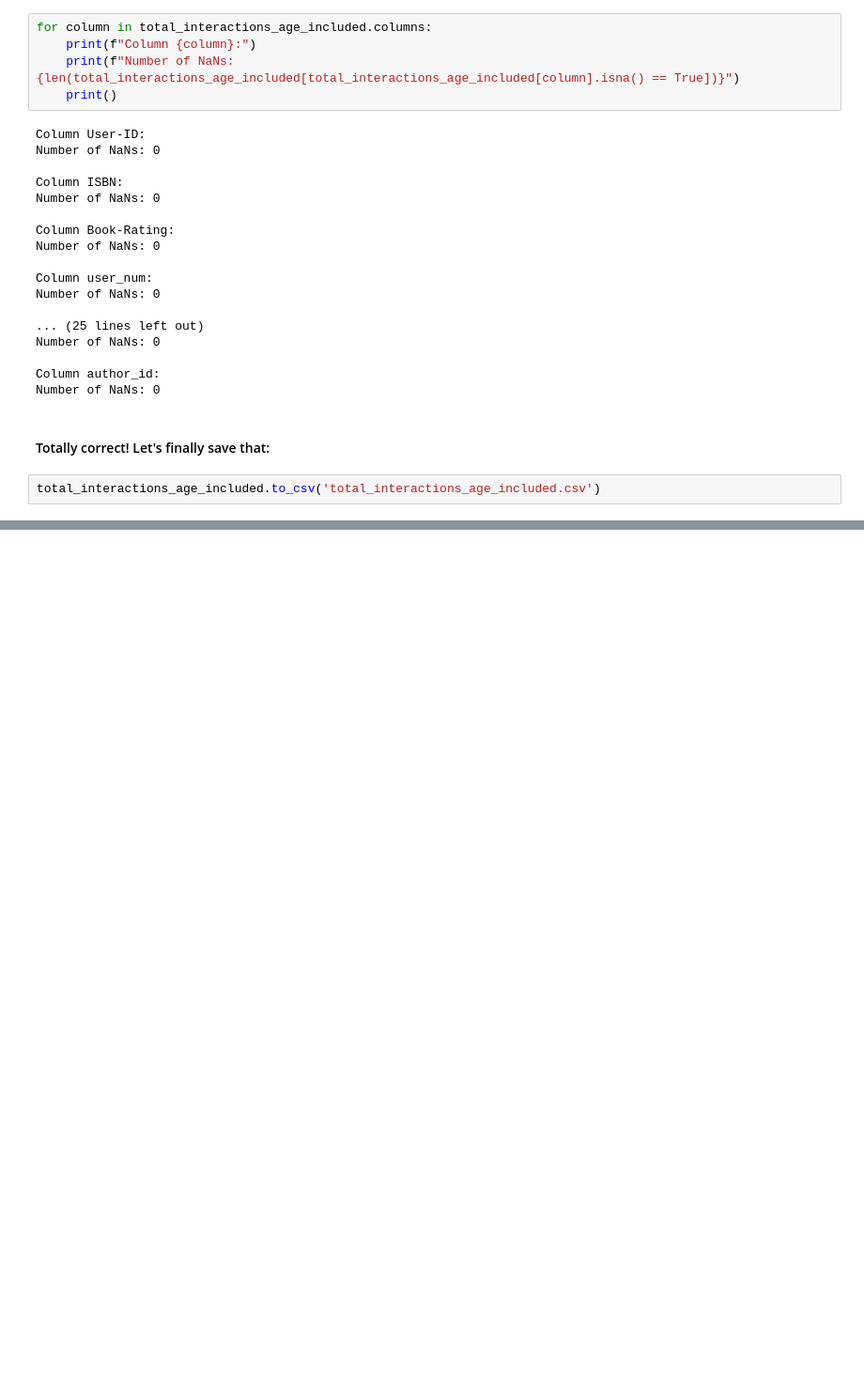
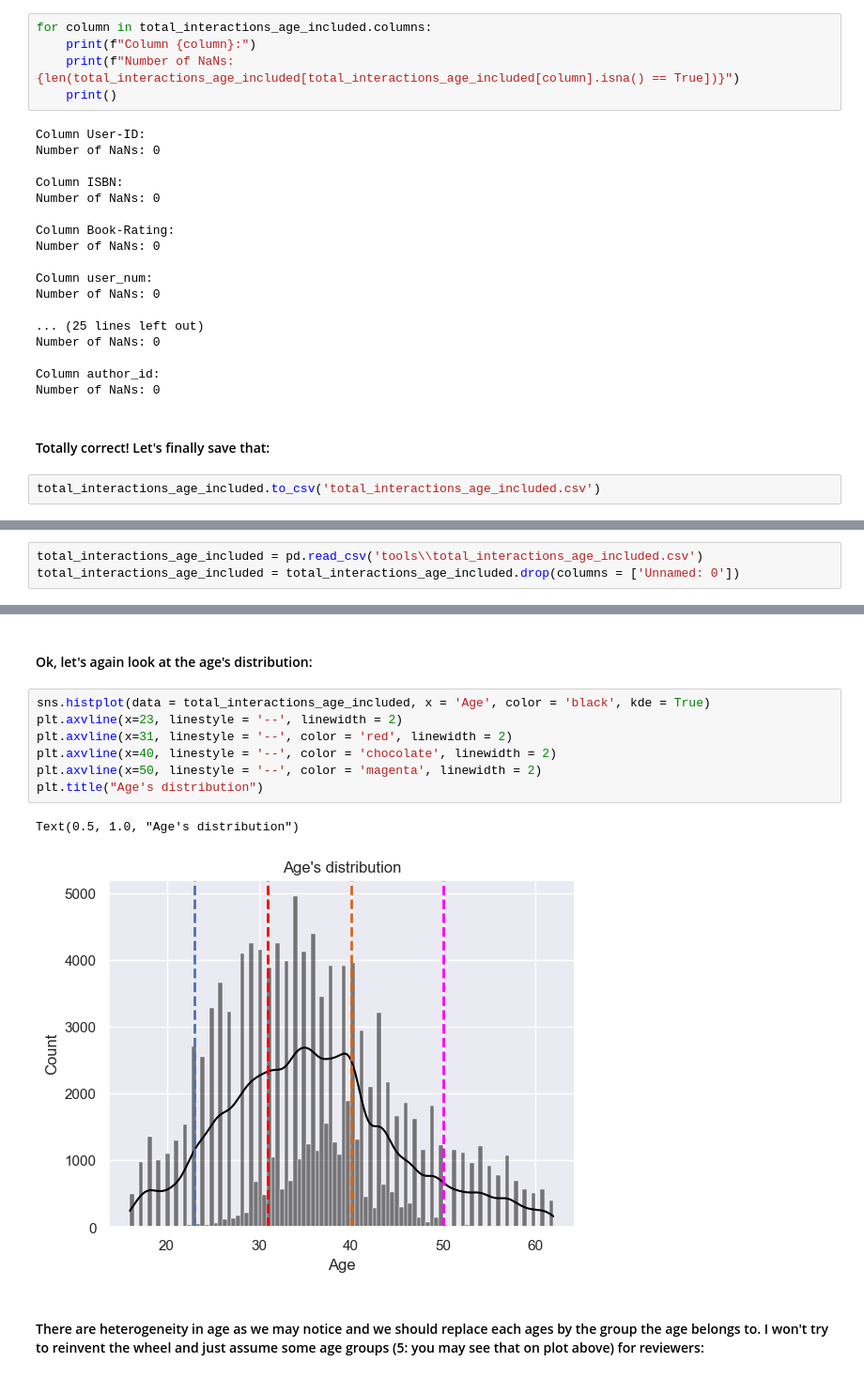
Before and after one commit to 4ervonec19/HW6_recommendation_systems, a Jupyter notebook: recommendation_systems.ipynb, the cells around one changed output, grey strips where cells are left out. Shown at 94% size. Saved outputs shown, nothing was run; the diff lists cells and outputs as text; blank space fills up the shorter version.

```diff
--- a/recommendation_systems.ipynb
+++ b/recommendation_systems.ipynb
@@ -575,0 +585,3 @@ total_interactions_age_included.to_csv('total_interactions_age_included.csv')
+# %%
+total_interactions_age_included = pd.read_csv('tools\\total_interactions_age_included.csv')
+total_interactions_age_included = total_interactions_age_included.drop(columns = ['Unnamed: 0'])
@@ -575,0 +611,14 @@ total_interactions_age_included.to_csv('total_interactions_age_included.csv')
+# %% [markdown]
+#### Ok, let's again look at the age's distribution:
+# %%
+sns.histplot(data = total_interactions_age_included, x = 'Age', color = 'black', kde = True)
+plt.axvline(x=23, linestyle = '--', linewidth = 2)
+plt.axvline(x=31, linestyle = '--', color = 'red', linewidth = 2)
+plt.axvline(x=40, linestyle = '--', color = 'chocolate', linewidth = 2)
+plt.axvline(x=50, linestyle = '--', color = 'magenta', linewidth = 2)
+plt.title("Age's distribution")
+# %% [output]
+Text(0.5, 1.0, "Age's distribution")
+[figure, added]
+# %% [markdown]
+#### There are heterogeneity in age as we may notice and we should replace each ages by the group the age belongs to. I won't try to reinvent the wheel and just assume some age groups (5: you may see that on plot above) for reviewers:
```
Also changed, not shown: parts of 22 cells of this notebook.
